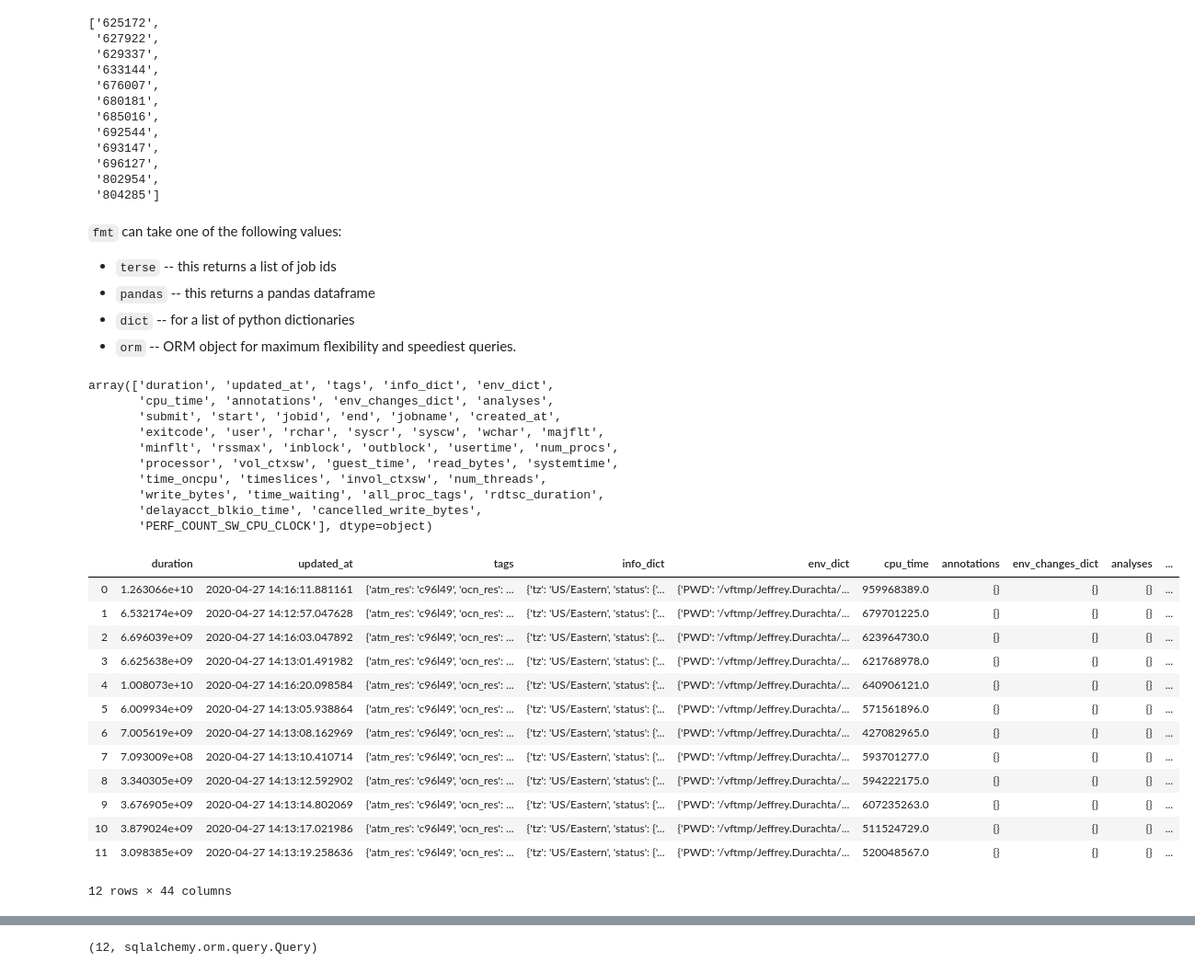
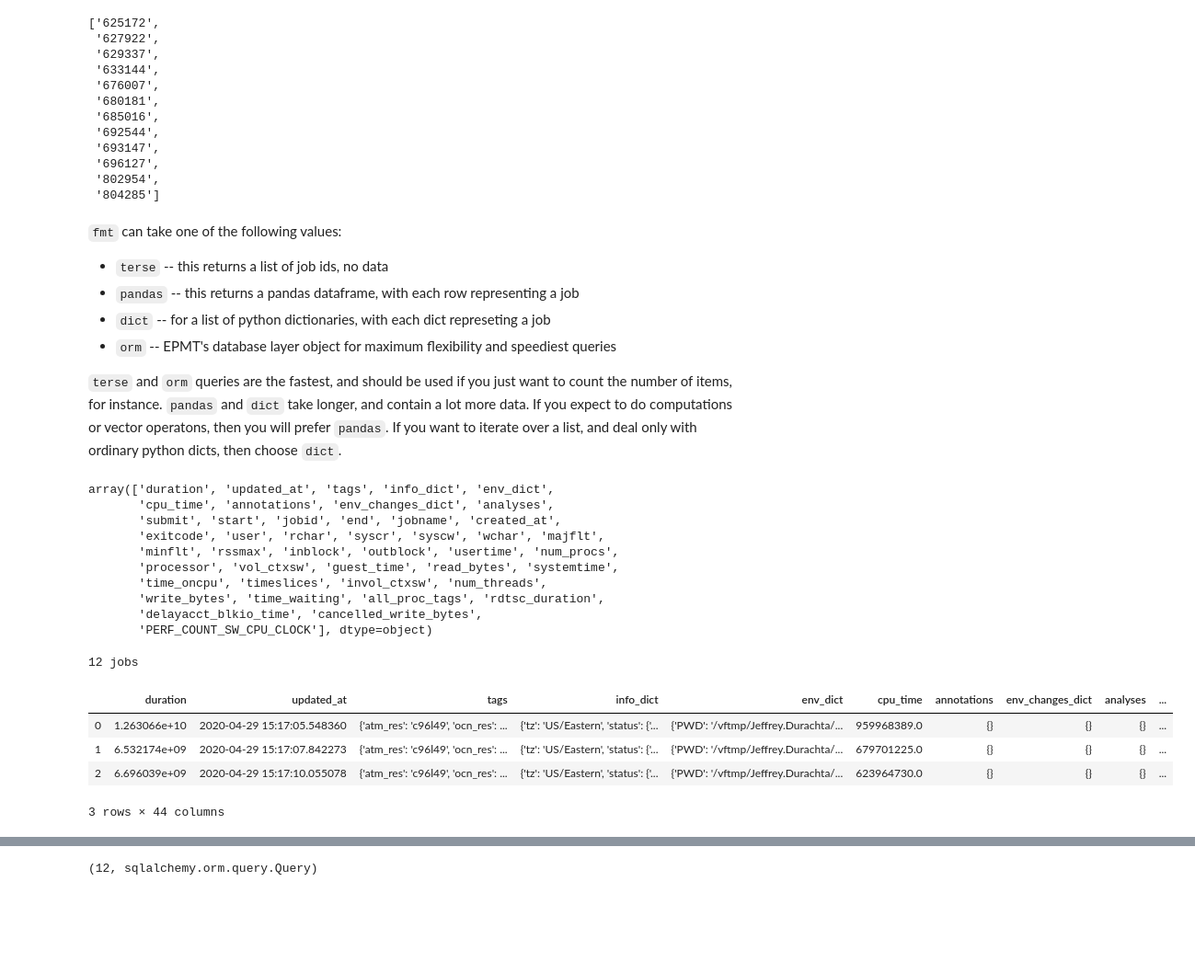
Before and after one commit to ilaflott/epmt, a Jupyter notebook: notebooks/Query-API.ipynb, the cells around one changed output, grey strips where cells are left out. Shown at 92% size. Drawn from its saved outputs; the diff is of its cells as text; code cells hidden in the pictures; blank space fills up the shorter version.

```diff
--- a/notebooks/Query-API.ipynb
+++ b/notebooks/Query-API.ipynb
@@ -200,41 +200,41 @@ jobs
  '804285']
 # %% [markdown]
 <a name="output-formats"></a>`fmt` can take one of the following values:
- * `terse` -- this returns a list of job ids
- * `pandas` -- this returns a pandas dataframe
- * `dict` -- for a list of python dictionaries
- * `orm` -- ORM object for maximum flexibility and speediest queries.
+ * `terse` -- this returns a list of job ids, no data
+ * `pandas` -- this returns a pandas dataframe, with each row representing a job
+ * `dict` -- for a list of python dictionaries, with each dict represeting a job
+ * `orm` -- EPMT's database layer object for maximum flexibility and speediest queries
+
+ `terse` and `orm` queries are the fastest, and should be used if you just want to count
+ the number of items, for instance. `pandas` and `dict` take longer, and contain a lot
+ more data. If you expect to do computations or vector operatons, then you will prefer `pandas`.
+ If you want to iterate over a list, and deal only with ordinary python dicts, then choose
+ `dict`.
 # %%
 # above we got a list of job ids. sometimes we want to see more details
 # than just the job id. We can use `conv_jobs` to convert between formats
 # Or use `get_jobs` to get the specified format directly.
 jobs_df = eq.conv_jobs(jobs, fmt='pandas')
 display(jobs_df.columns.values)
-jobs_df
+print(len(jobs_df), 'jobs')
+# show the first three rows
+jobs_df[:3]
 # %% [output]
 array(['duration', 'updated_at', 'tags', 'info_dict', 'env_dict',
        'cpu_time', 'annotations', 'env_changes_dict', 'analyses',
        'submit', 'start', 'jobid', 'end', 'jobname', 'created_at',
        'exitcode', 'user', 'rchar', 'syscr', 'syscw', 'wchar', 'majflt',
        'minflt', 'rssmax', 'inblock', 'outblock', 'usertime', 'num_procs',
        'processor', 'vol_ctxsw', 'guest_time', 'read_bytes', 'systemtime',
        'time_oncpu', 'timeslices', 'invol_ctxsw', 'num_threads',
        'write_bytes', 'time_waiting', 'all_proc_tags', 'rdtsc_duration',
        'delayacct_blkio_time', 'cancelled_write_bytes',
        'PERF_COUNT_SW_CPU_CLOCK'], dtype=object)
+12 jobs
 |  | duration | updated_at | tags | info_dict | env_dict | cpu_time | annotations | env_changes_dict | analyses | ... |
-| 0 | 1.263066e+10 | 2020-04-27 14:16:11.881161 | {'atm_res': 'c96l49', 'ocn_res': ... | {'tz': 'US/Eastern', 'status': {'... | {'PWD': '/vftmp/Jeffrey.Durachta/... | 959968389.0 | {} | {} | {} | ... |
-| 1 | 6.532174e+09 | 2020-04-27 14:12:57.047628 | {'atm_res': 'c96l49', 'ocn_res': ... | {'tz': 'US/Eastern', 'status': {'... | {'PWD': '/vftmp/Jeffrey.Durachta/... | 679701225.0 | {} | {} | {} | ... |
-| 2 | 6.696039e+09 | 2020-04-27 14:16:03.047892 | {'atm_res': 'c96l49', 'ocn_res': ... | {'tz': 'US/Eastern', 'status': {'... | {'PWD': '/vftmp/Jeffrey.Durachta/... | 623964730.0 | {} | {} | {} | ... |
-| 3 | 6.625638e+09 | 2020-04-27 14:13:01.491982 | {'atm_res': 'c96l49', 'ocn_res': ... | {'tz': 'US/Eastern', 'status': {'... | {'PWD': '/vftmp/Jeffrey.Durachta/... | 621768978.0 | {} | {} | {} | ... |
-| 4 | 1.008073e+10 | 2020-04-27 14:16:20.098584 | {'atm_res': 'c96l49', 'ocn_res': ... | {'tz': 'US/Eastern', 'status': {'... | {'PWD': '/vftmp/Jeffrey.Durachta/... | 640906121.0 | {} | {} | {} | ... |
-| 5 | 6.009934e+09 | 2020-04-27 14:13:05.938864 | {'atm_res': 'c96l49', 'ocn_res': ... | {'tz': 'US/Eastern', 'status': {'... | {'PWD': '/vftmp/Jeffrey.Durachta/... | 571561896.0 | {} | {} | {} | ... |
-| 6 | 7.005619e+09 | 2020-04-27 14:13:08.162969 | {'atm_res': 'c96l49', 'ocn_res': ... | {'tz': 'US/Eastern', 'status': {'... | {'PWD': '/vftmp/Jeffrey.Durachta/... | 427082965.0 | {} | {} | {} | ... |
-| 7 | 7.093009e+08 | 2020-04-27 14:13:10.410714 | {'atm_res': 'c96l49', 'ocn_res': ... | {'tz': 'US/Eastern', 'status': {'... | {'PWD': '/vftmp/Jeffrey.Durachta/... | 593701277.0 | {} | {} | {} | ... |
-| 8 | 3.340305e+09 | 2020-04-27 14:13:12.592902 | {'atm_res': 'c96l49', 'ocn_res': ... | {'tz': 'US/Eastern', 'status': {'... | {'PWD': '/vftmp/Jeffrey.Durachta/... | 594222175.0 | {} | {} | {} | ... |
-| 9 | 3.676905e+09 | 2020-04-27 14:13:14.802069 | {'atm_res': 'c96l49', 'ocn_res': ... | {'tz': 'US/Eastern', 'status': {'... | {'PWD': '/vftmp/Jeffrey.Durachta/... | 607235263.0 | {} | {} | {} | ... |
-| 10 | 3.879024e+09 | 2020-04-27 14:13:17.021986 | {'atm_res': 'c96l49', 'ocn_res': ... | {'tz': 'US/Eastern', 'status': {'... | {'PWD': '/vftmp/Jeffrey.Durachta/... | 511524729.0 | {} | {} | {} | ... |
-| 11 | 3.098385e+09 | 2020-04-27 14:13:19.258636 | {'atm_res': 'c96l49', 'ocn_res': ... | {'tz': 'US/Eastern', 'status': {'... | {'PWD': '/vftmp/Jeffrey.Durachta/... | 520048567.0 | {} | {} | {} | ... |
+| 0 | 1.263066e+10 | 2020-04-29 15:17:05.548360 | {'atm_res': 'c96l49', 'ocn_res': ... | {'tz': 'US/Eastern', 'status': {'... | {'PWD': '/vftmp/Jeffrey.Durachta/... | 959968389.0 | {} | {} | {} | ... |
+| 1 | 6.532174e+09 | 2020-04-29 15:17:07.842273 | {'atm_res': 'c96l49', 'ocn_res': ... | {'tz': 'US/Eastern', 'status': {'... | {'PWD': '/vftmp/Jeffrey.Durachta/... | 679701225.0 | {} | {} | {} | ... |
+| 2 | 6.696039e+09 | 2020-04-29 15:17:10.055078 | {'atm_res': 'c96l49', 'ocn_res': ... | {'tz': 'US/Eastern', 'status': {'... | {'PWD': '/vftmp/Jeffrey.Durachta/... | 623964730.0 | {} | {} | {} | ... |
-12 rows × 44 columns
+3 rows × 44 columns
 # %%
 # if you prefer dealing with python lists and dictionaries,
```
Also changed, not shown: parts of 14 cells of this notebook.
